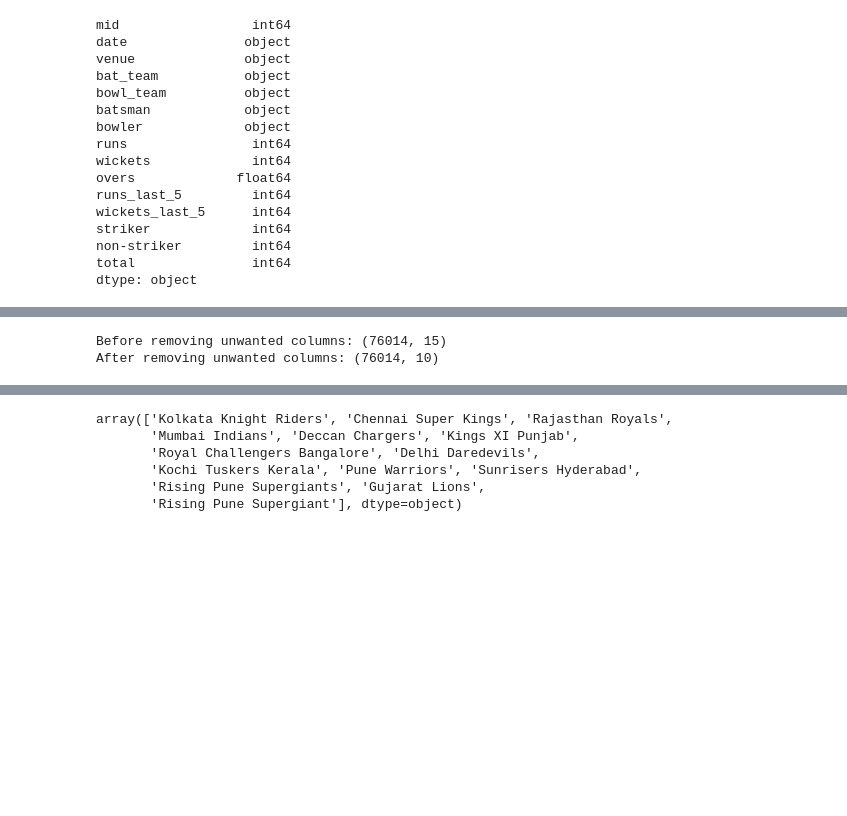
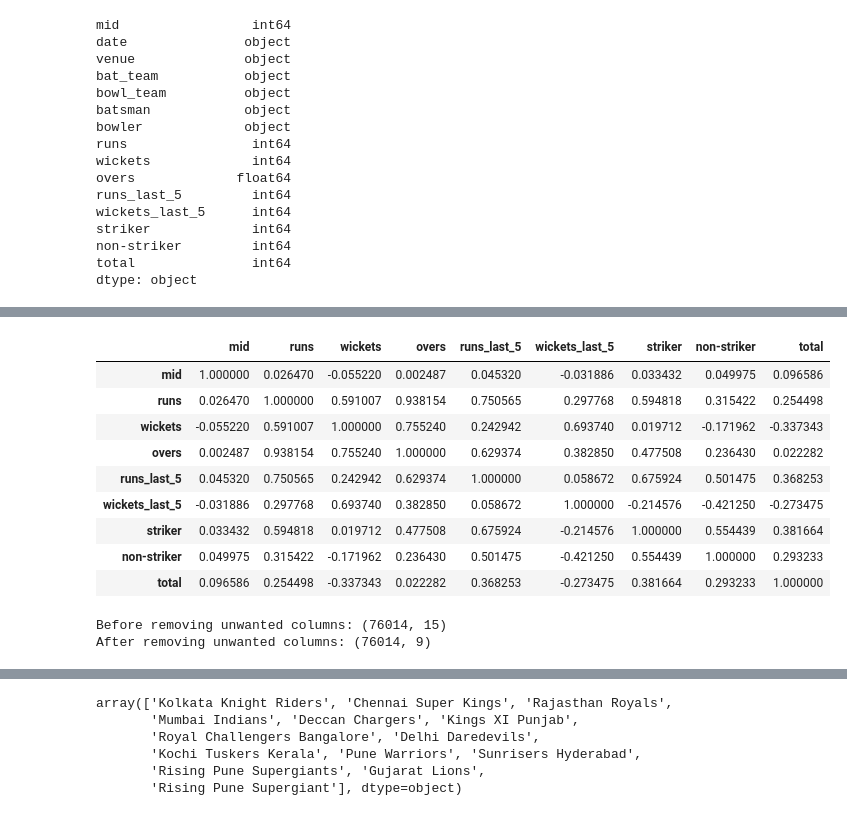
Before and after one commit to TAM-VIT/IPL_Score_Prediction, a Jupyter notebook: IPL.ipynb, the cells around one changed output, grey strips where cells are left out. Saved outputs shown, nothing was run; the diff lists cells and outputs as text; code cells hidden in the pictures; blank space fills up the shorter version.

```diff
--- a/IPL.ipynb
+++ b/IPL.ipynb
@@ -47,12 +93,25 @@ data.head()
+# %%
+data.corr()
+# %% [output]
+|  | mid | runs | wickets | overs | runs_last_5 | wickets_last_5 | striker | non-striker | total |
+| mid | 1.000000 | 0.026470 | -0.055220 | 0.002487 | 0.045320 | -0.031886 | 0.033432 | 0.049975 | 0.096586 |
+| runs | 0.026470 | 1.000000 | 0.591007 | 0.938154 | 0.750565 | 0.297768 | 0.594818 | 0.315422 | 0.254498 |
+| wickets | -0.055220 | 0.591007 | 1.000000 | 0.755240 | 0.242942 | 0.693740 | 0.019712 | -0.171962 | -0.337343 |
+| overs | 0.002487 | 0.938154 | 0.755240 | 1.000000 | 0.629374 | 0.382850 | 0.477508 | 0.236430 | 0.022282 |
+| runs_last_5 | 0.045320 | 0.750565 | 0.242942 | 0.629374 | 1.000000 | 0.058672 | 0.675924 | 0.501475 | 0.368253 |
+| wickets_last_5 | -0.031886 | 0.297768 | 0.693740 | 0.382850 | 0.058672 | 1.000000 | -0.214576 | -0.421250 | -0.273475 |
+| striker | 0.033432 | 0.594818 | 0.019712 | 0.477508 | 0.675924 | -0.214576 | 1.000000 | 0.554439 | 0.381664 |
+| non-striker | 0.049975 | 0.315422 | -0.171962 | 0.236430 | 0.501475 | -0.421250 | 0.554439 | 1.000000 | 0.293233 |
+| total | 0.096586 | 0.254498 | -0.337343 | 0.022282 | 0.368253 | -0.273475 | 0.381664 | 0.293233 | 1.000000 |
 # %%
 #Removing unwanted columns
-col_remove = ['mid', 'striker', 'non-striker','batsman', 'bowler']
+col_remove = ['mid', 'striker', 'non-striker','batsman', 'bowler', 'date']
 print('Before removing unwanted columns: {}'.format(data.shape))
 data.drop(labels = col_remove, axis = 1, inplace = True)
 print('After removing unwanted columns: {}'.format(data.shape))
 # %% [output]
 Before removing unwanted columns: (76014, 15)
-After removing unwanted columns: (76014, 10)
+After removing unwanted columns: (76014, 9)
 # %%
 data.columns
 # %% [output]
```
Also changed, not shown: parts of 73 cells of this notebook, 3 other files.
